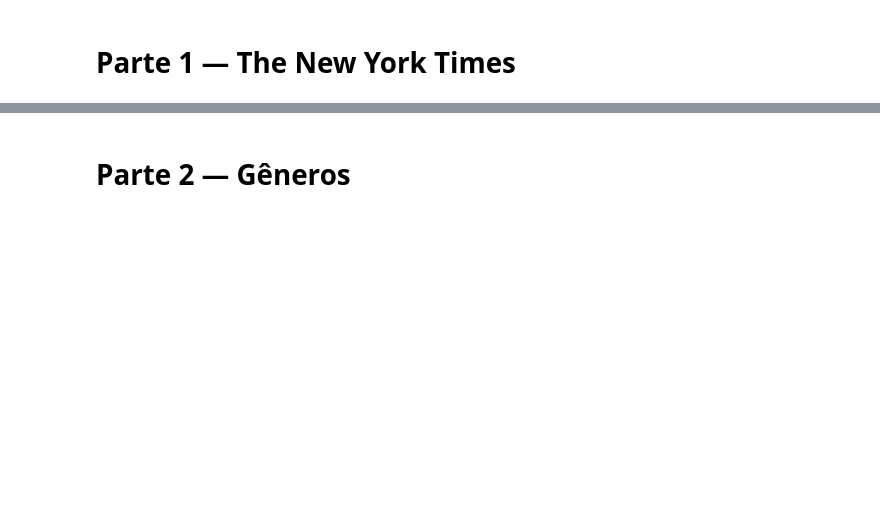
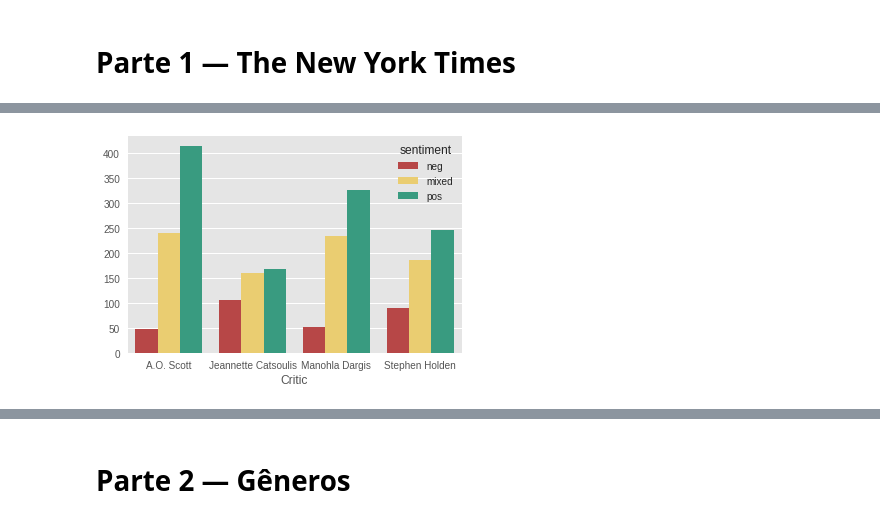
Before and after one commit to gabrieldluca/2017-2-projeto-metascience, a Jupyter notebook: notebooks/analysis.ipynb, the cells around one changed output, grey strips where cells are left out. Cells and saved outputs as stored; diff of their text form; code cells hidden in the pictures; blank space fills up the shorter version.

```diff
--- a/notebooks/analysis.ipynb
+++ b/notebooks/analysis.ipynb
@@ -35,0 +73,12 @@ movie_data.release_decade = movie_data.release_decade.astype('category')
+# %%
+sentPerCritic = topReviewersDF.groupby(['reviewer', 'sentiment']).review_score.count()
+sentPerCritic = pd.DataFrame(sentPerCritic).reset_index()
+sentPerCritic.reviewer = sentPerCritic.reviewer.cat.remove_unused_categories()
+
+review_palette = ['#CA3435', '#FED85D', '#29AB87']
+sns.set_palette(review_palette)
+sns.barplot(x='reviewer', y='review_score', hue='sentiment',
+            data=sentPerCritic, hue_order=['neg', 'mixed', 'pos'])
+t = plt.xlabel('Critic'); t = plt.ylabel("")
+# %% [output]
+[figure, added]
```
Also changed, not shown: parts of 30 cells of this notebook.
